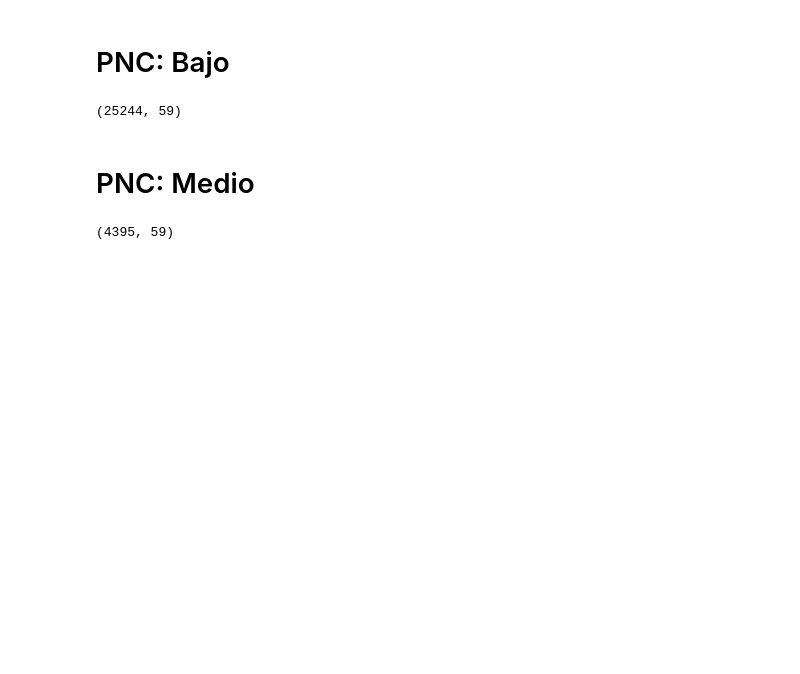
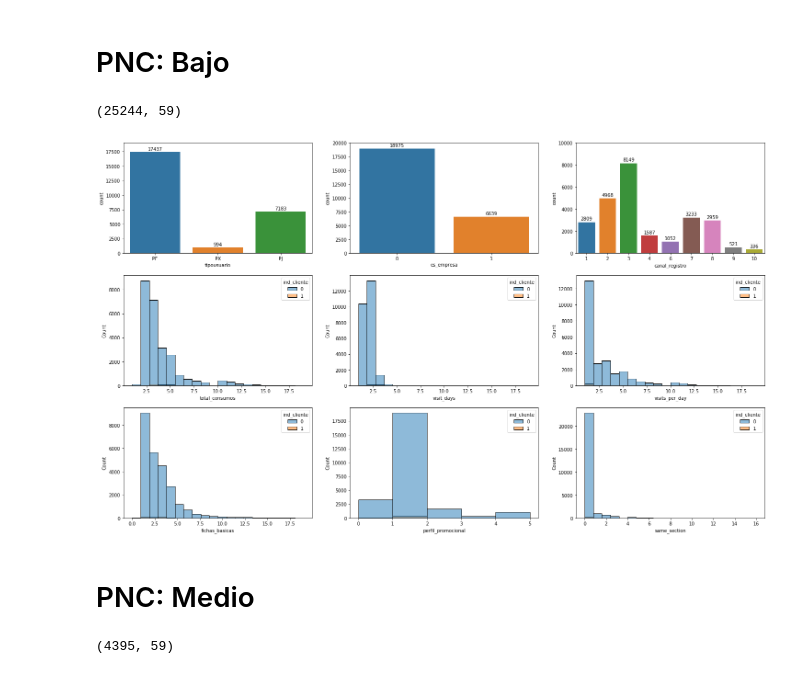
Before and after one commit to boschmateo/prediccion_ecommerce, a Jupyter notebook: 03 - Understanding the models.ipynb, the cells around one changed output. Saved outputs shown, nothing was run; the diff lists cells and outputs as text; code cells hidden in the pictures; blank space fills up the shorter version.

```diff
--- a/03 - Understanding the models.ipynb
+++ b/03 - Understanding the models.ipynb
@@ -85,6 +108,11 @@ summary_group(pnc_mb)
 pnc_b.shape
 # %% [output]
 (25244, 59)
+# %%
+summary_group(pnc_b, "", ax1_ylim=19000, ax2_ylim=20000, ax3_ylim=10000, ax1_offset=500, ax2_offset=500, ax3_offset=300)
+plt.savefig("./data/files/img/groups/pnc_b.pdf")
+# %% [output]
+[figure, added]
 # %% [markdown]
 # PNC: Medio
 # %%
```
Also changed, not shown: parts of 16 cells of this notebook, 1 other file.
